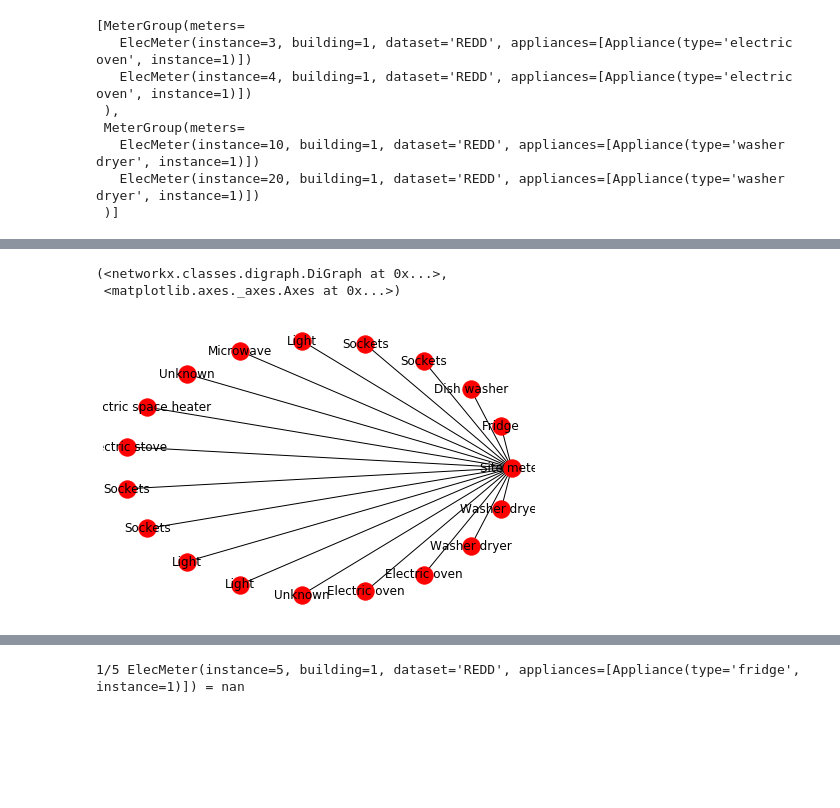
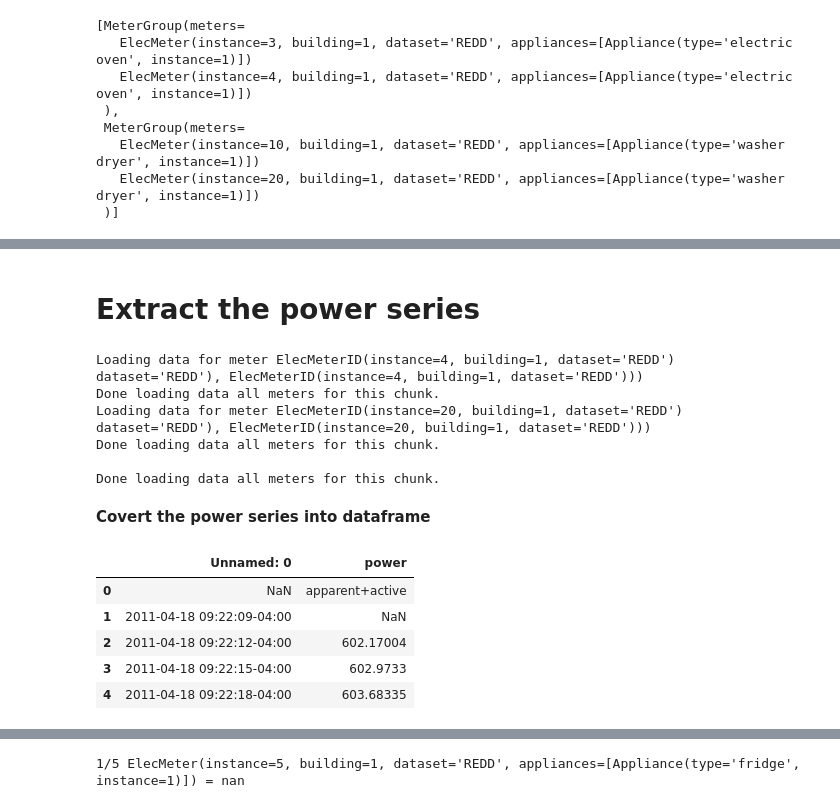
Before and after one commit to Gracepicharporn/Data-Science-project, a Jupyter notebook: nilmtk_data.ipynb, the cells around one changed output, grey strips where cells are left out. Saved outputs shown, nothing was run; the diff lists cells and outputs as text; code cells hidden in the pictures; blank space fills up the shorter version.

Commit message:
extract the power series of REEDD dataset

```diff
--- a/nilmtk_data.ipynb
+++ b/nilmtk_data.ipynb
@@ -239,6 +290,13 @@ Freq: S, Name: (power, apparent), dtype: float32
+# %% [markdown]
+# Extract the power series
 # %%
-redd.buildings[1].elec.draw_wiring_graph()
+reedd_allpowerseries = data_reedd.buildings[1].elec.power_series_all_data()
 # %% [output]
-(<networkx.classes.digraph.DiGraph at 0x...>,
- <matplotlib.axes._axes.Axes at 0x...>)
+Loading data for meter ElecMeterID(instance=4, building=1, dataset='REDD')      dataset='REDD'), ElecMeterID(instance=4, building=1, dataset='REDD')))
+Done loading data all meters for this chunk.
+Loading data for meter ElecMeterID(instance=20, building=1, dataset='REDD')      dataset='REDD'), ElecMeterID(instance=20, building=1, dataset='REDD')))
+Done loading data all meters for this chunk.
+
+Done loading data all meters for this chunk.
-[figure, removed]
+# %% [markdown]
+**Covert the power series into dataframe**
@@ -244,0 +308,11 @@ redd.buildings[1].elec.draw_wiring_graph()
+# %%
+df_reedd = pd.read_csv('REEDD_allpowerseries.csv')
+# %%
+df_reedd.head()
+# %% [output]
+|  | Unnamed: 0 | power |
+| 0 | NaN | apparent+active |
+| 1 | 2011-04-18 09:22:09-04:00 | NaN |
+| 2 | 2011-04-18 09:22:12-04:00 | 602.17004 |
+| 3 | 2011-04-18 09:22:15-04:00 | 602.9733 |
+| 4 | 2011-04-18 09:22:18-04:00 | 603.68335 |
```
Also changed, not shown: parts of 13 cells of this notebook.
